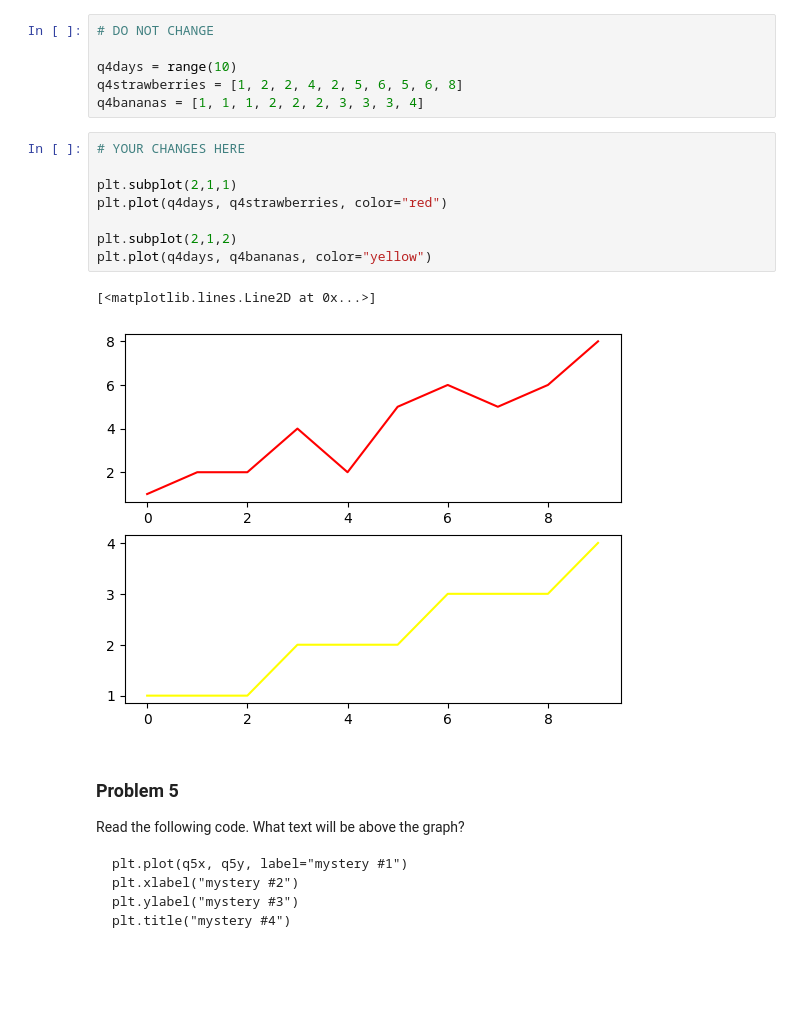
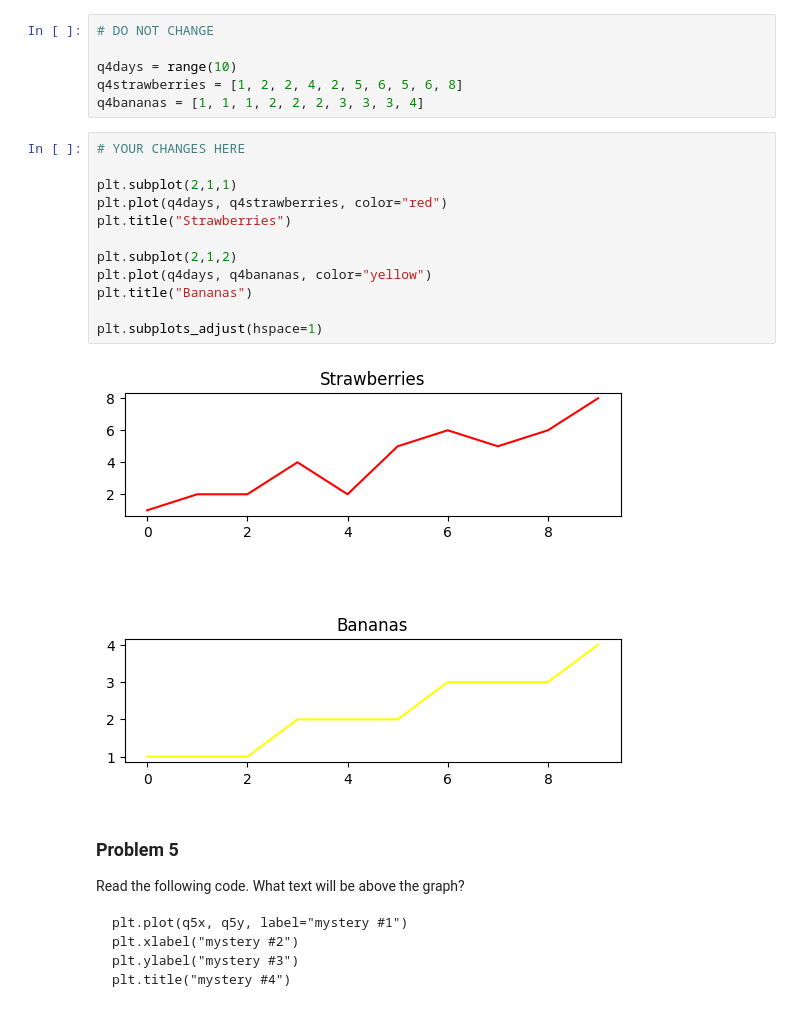
Before and after one commit to albertht-bu/dx602-homework-05, a Jupyter notebook: homework.ipynb, the cells around one changed output. Saved outputs shown, nothing was run; the diff lists cells and outputs as text; blank space fills up the shorter version.

```diff
--- a/homework.ipynb
+++ b/homework.ipynb
@@ -128,14 +128,17 @@ q4bananas = [1, 1, 1, 2, 2, 2, 3, 3, 3, 4]
 # %%
 # YOUR CHANGES HERE
 
 plt.subplot(2,1,1)
 plt.plot(q4days, q4strawberries, color="red")
+plt.title("Strawberries")
 
 plt.subplot(2,1,2)
 plt.plot(q4days, q4bananas, color="yellow")
+plt.title("Bananas")
+
+plt.subplots_adjust(hspace=1)
 # %% [output]
-[<matplotlib.lines.Line2D at 0x...>]
-[figure, old version]
+[figure, new version]
 # %% [markdown]
 ### Problem 5
 
```
Also changed, not shown: parts of 1 cell of this notebook.
